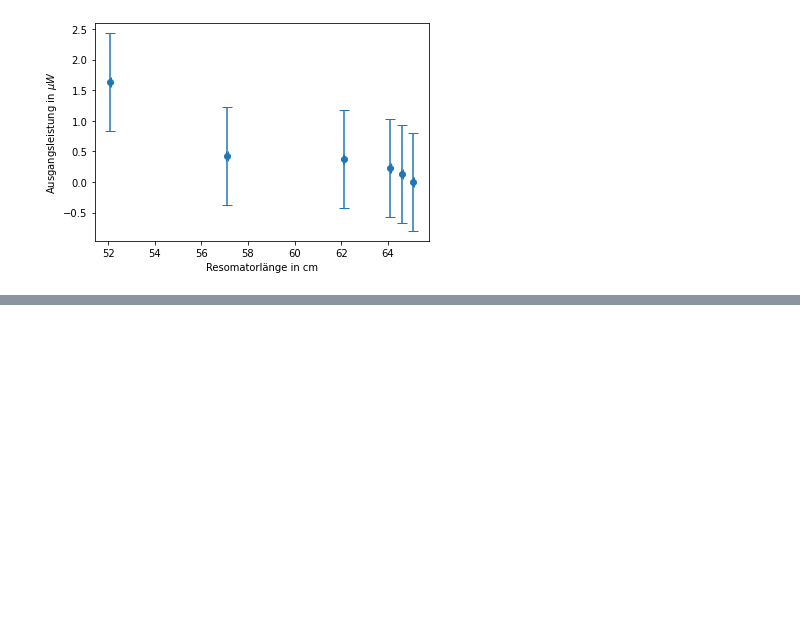
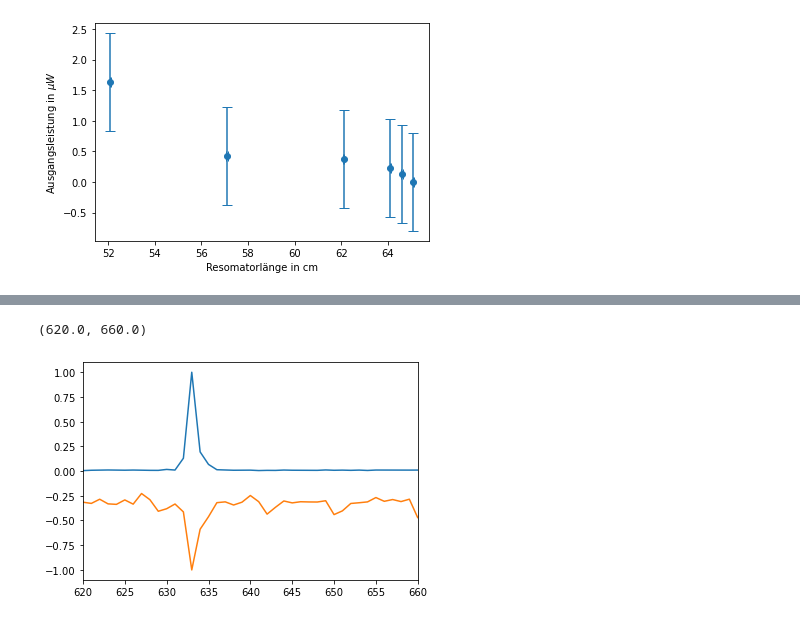
Before and after one commit to emhl/FP1, a Jupyter notebook: HeNe-Laser.ipynb, the cells around one changed output, grey strips where cells are left out. Saved outputs shown, nothing was run; the diff lists cells and outputs as text; code cells hidden in the pictures; blank space fills up the shorter version.

```diff
--- a/HeNe-Laser.ipynb
+++ b/HeNe-Laser.ipynb
@@ -13,6 +13,26 @@ import scipy.constants as con
 import uncertainties as un
 import csv
 import math
+# %%
+# normalize
+def normalize(arr, t_min, t_max):
+    arr = arr.to_numpy()
+    norm_arr = []
+    diff = t_max - t_min
+    diff_arr = max(arr) - min(arr)
+    for i in arr:
+        temp = (((i - min(arr))*diff)/diff_arr) + t_min
+        norm_arr.append(temp)
+    return norm_arr
+def simple_norm(arr):
+    arr = arr.to_numpy()
+    norm_arr = []
+    diff = 1
+    diff_arr = max(arr) - min(arr)
+    for i in arr:
+        temp = (((i - min(arr))*diff)/diff_arr)
+        norm_arr.append(temp)
+    return norm_arr
 # %% [markdown]
 ## 2. Abhängigkeit der Ausgangsleistung von der Eingangsleistung
 # %% [markdown]
@@ -211,0 +272,8 @@ Text(0, 0.5, 'Ausgangsleistung in $\\mu W$')
+# %%
+plt.plot(db_633[0],normalize(db_633[1],0,1),label='db 633')
+plt.plot(fl_db_633[0],normalize(fl_db_633[1],-1,1),label='fl')
+
+plt.xlim(620,660)
+# %% [output]
+(620.0, 660.0)
+[figure, added]
```
Also changed, not shown: parts of 11 cells of this notebook.
